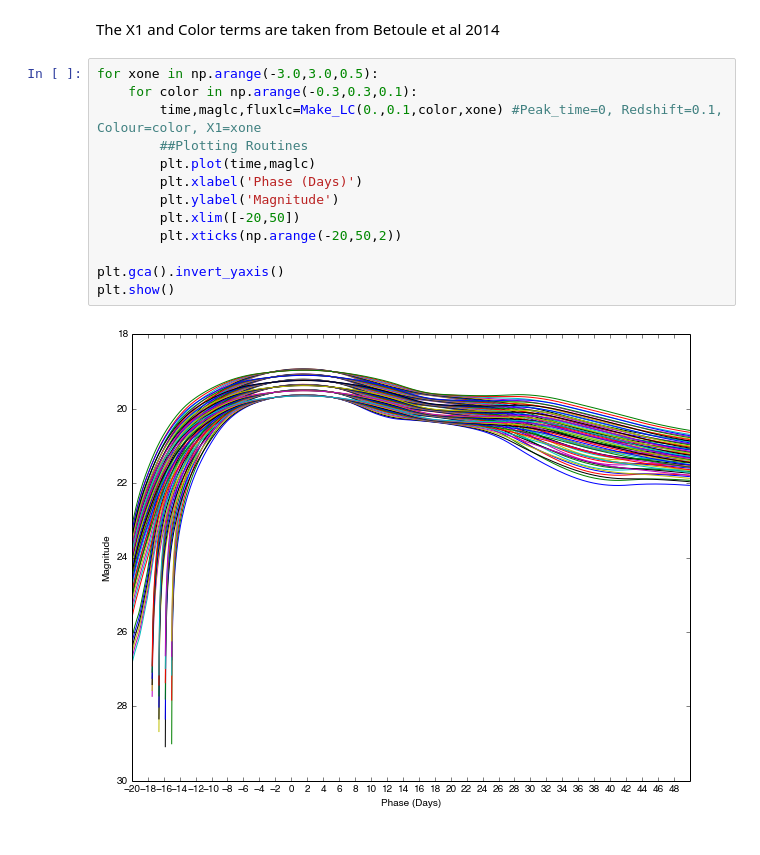
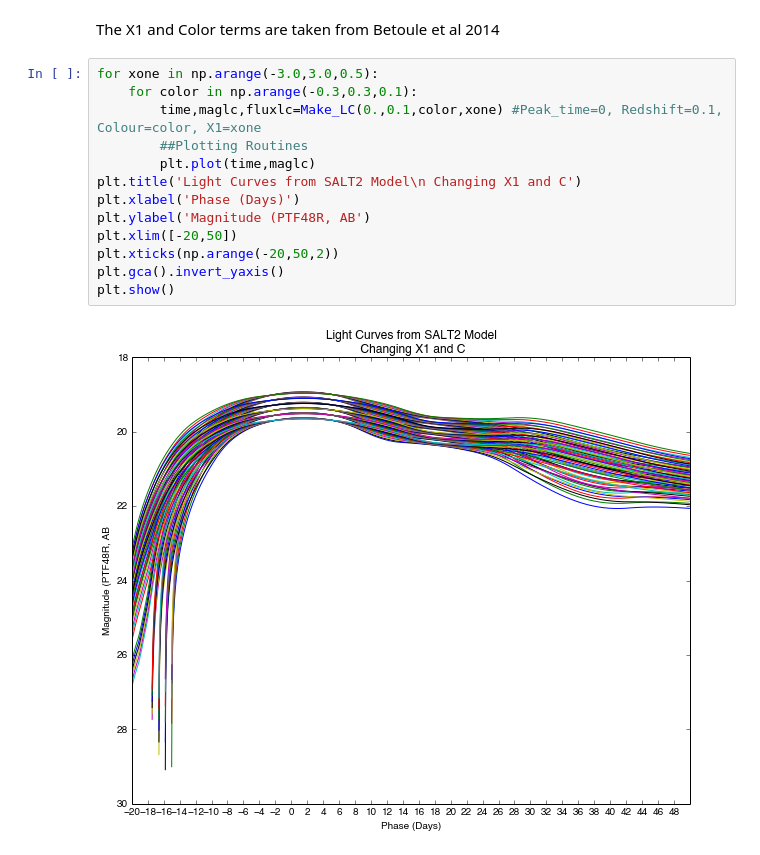
Before and after one commit to chrisfrohmaier/SALT2LightCurves, a Jupyter notebook: SNCosmo_Lightcurves.ipynb, the cells around one changed output. Drawn from its saved outputs; the diff is of its cells as text.

```diff
--- a/SNCosmo_Lightcurves.ipynb
+++ b/SNCosmo_Lightcurves.ipynb
@@ -49,15 +49,15 @@ The X1 and Color terms are taken from Betoule et al 2014
 # %%
 for xone in np.arange(-3.0,3.0,0.5):
     for color in np.arange(-0.3,0.3,0.1):
         time,maglc,fluxlc=Make_LC(0.,0.1,color,xone) #Peak_time=0, Redshift=0.1, Colour=color, X1=xone
         ##Plotting Routines
         plt.plot(time,maglc)
-        plt.xlabel('Phase (Days)')
-        plt.ylabel('Magnitude')
-        plt.xlim([-20,50])
-        plt.xticks(np.arange(-20,50,2))
-
+plt.title('Light Curves from SALT2 Model\n Changing X1 and C')
+plt.xlabel('Phase (Days)')
+plt.ylabel('Magnitude (PTF48R, AB')
+plt.xlim([-20,50])
+plt.xticks(np.arange(-20,50,2))
 plt.gca().invert_yaxis()
 plt.show()
 # %% [output]
-[figure, old version]
+[figure, new version]
```
